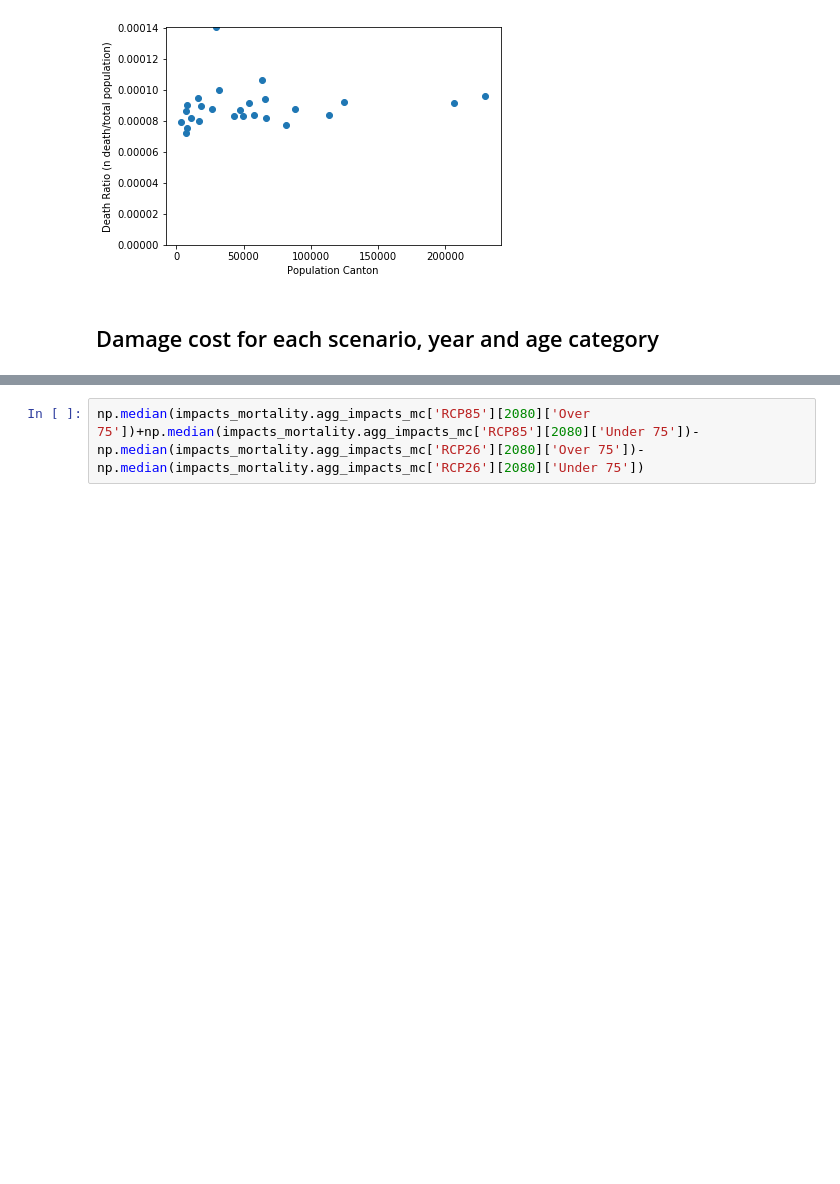
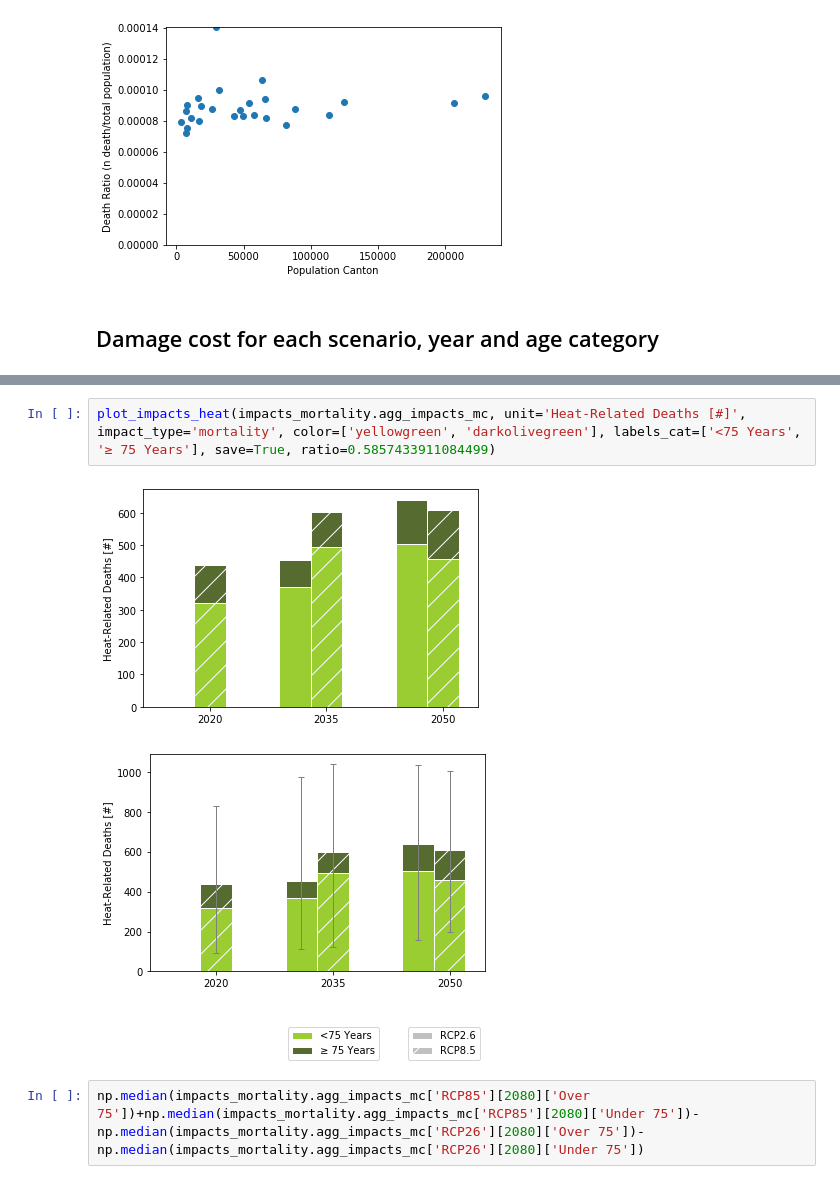
Before and after one commit to zeliest/heat_mortality_productivity_impacts, a Jupyter notebook: data_analysis/notebooks/results_mortality.ipynb, the cells around one changed output, grey strips where cells are left out. Saved outputs shown, nothing was run; the diff lists cells and outputs as text; blank space fills up the shorter version.

```diff
--- a/data_analysis/notebooks/results_mortality.ipynb
+++ b/data_analysis/notebooks/results_mortality.ipynb
@@ -137,3 +153,8 @@ plot_impacts_heat(impacts_mortality.agg_impacts_mc, unit='Heat-Related Deaths [#
+# %%
+plot_impacts_heat(impacts_mortality.agg_impacts_mc, unit='Heat-Related Deaths [#]', impact_type='mortality', color=['yellowgreen', 'darkolivegreen'], labels_cat=['<75 Years', '≥ 75 Years'], save=True, ratio=0.5857433911084499)
+# %% [output]
+[figure, added]
+[figure, added]
 # %%
 np.median(impacts_mortality.agg_impacts_mc['RCP85'][2080]['Over 75'])+np.median(impacts_mortality.agg_impacts_mc['RCP85'][2080]['Under 75'])-np.median(impacts_mortality.agg_impacts_mc['RCP26'][2080]['Over 75'])-np.median(impacts_mortality.agg_impacts_mc['RCP26'][2080]['Under 75'])
 # %% [output]
```
Also changed, not shown: parts of 8 cells of this notebook, 1 other file.
